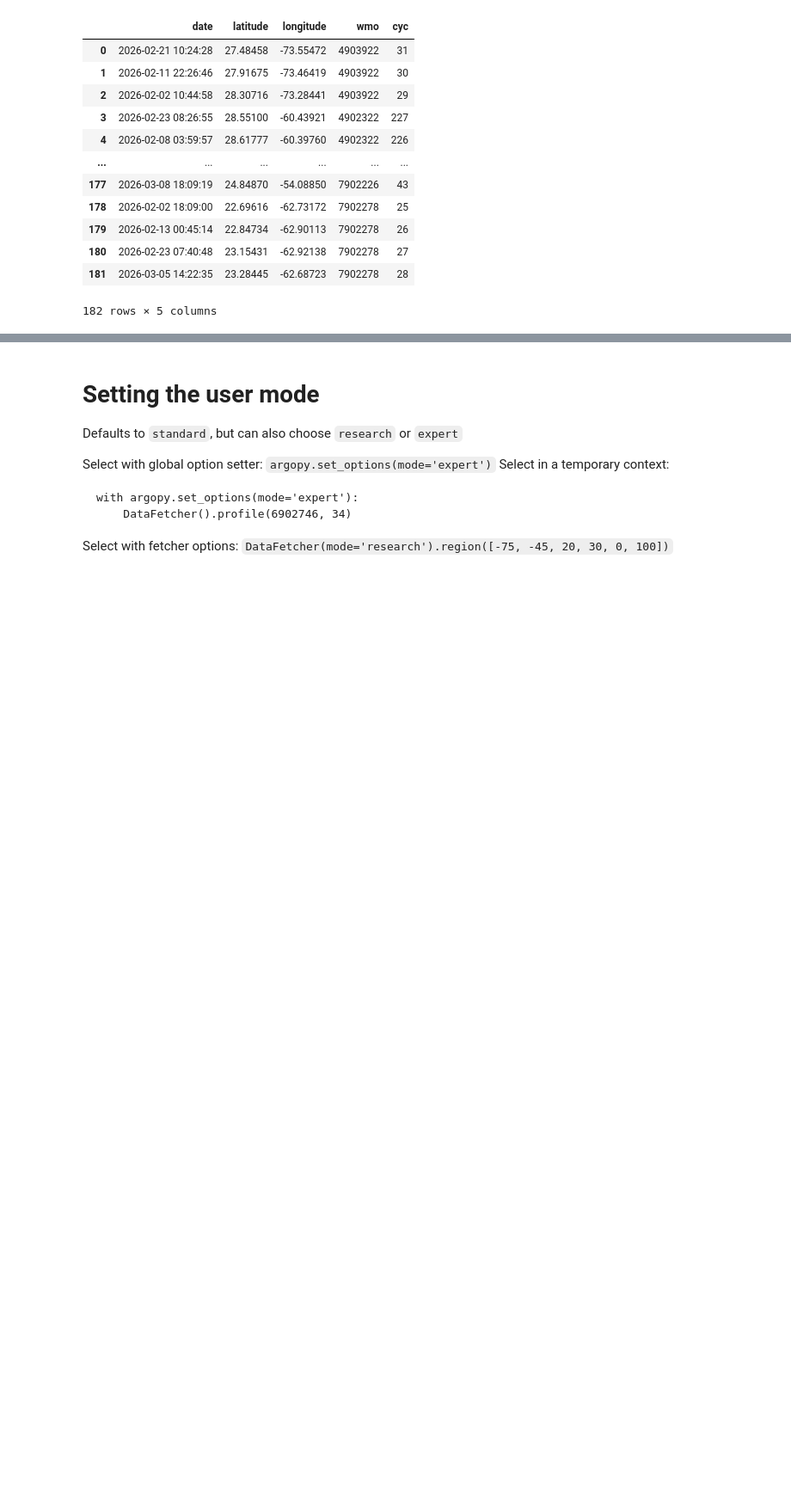
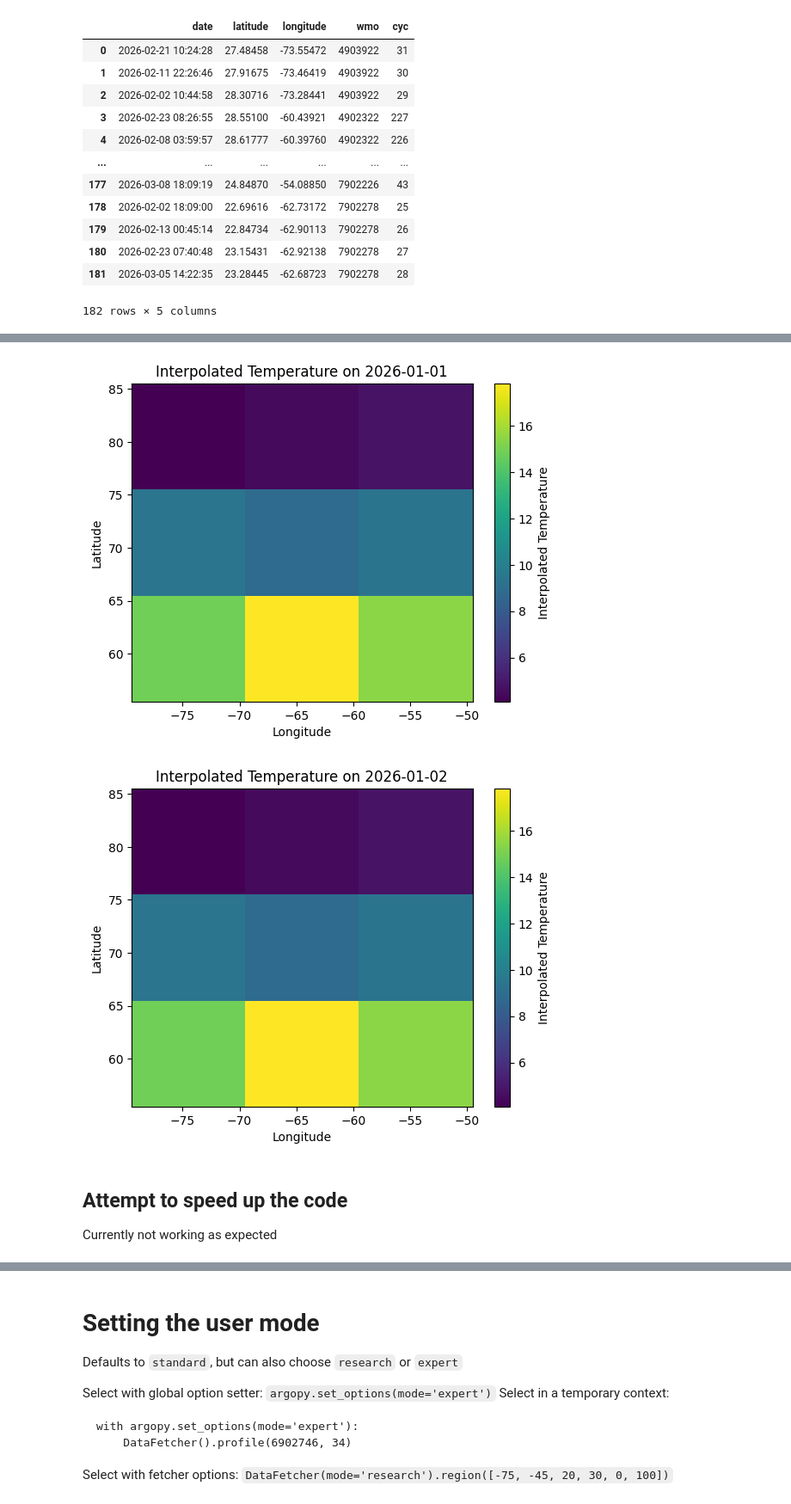
Before and after one commit to alan-turing-institute/ice-station-zebra, a Jupyter notebook: notebooks/ARGO_data.ipynb, the cells around one changed output, grey strips where cells are left out. Shown at 86% size. Cells and saved outputs as stored; diff of their text form; code cells hidden in the pictures; blank space fills up the shorter version.

```diff
--- a/notebooks/ARGO_data.ipynb
+++ b/notebooks/ARGO_data.ipynb
@@ -99,0 +197,48 @@ fetcher.index
+# %%
+for t_idx, date in enumerate(times):
+    sigma = 200
+
+    for lat_idx, lat in enumerate(lats):
+        for lon_idx, lon in enumerate(lons):
+            # logging.info(f"Processing grid cell at lat: {lat}, lon: {lon}")
+            t_weighted, sum_weights = 0, 0
+            for row in df.itertuples():
+
+                obs_lat = row.LATITUDE
+                obs_lon = row.LONGITUDE
+                obs_temp = row.TEMP
+
+                from haversine import Unit, haversine
+
+                obs_point = (obs_lat, obs_lon)  # shape: (n_obs, 2)
+                grid_point = (lat, lon)  # shape: (n_lat*n_lon, 2)
+
+                # Pairwise distances in km: shape (n_obs, n_lat*n_lon)
+                distance_km = haversine(
+                    obs_point,
+                    grid_point,
+                    unit=Unit.KILOMETERS,
+                    )
+                distance2 = distance_km ** 2# calculate the weighted distcance
+                weight = np.exp(-0.5 * distance2 / sigma**2)
+                t_weighted += weight * row.TEMP
+                sum_weights += weight
+            # print (f"weights: {weight}  sum_weights: {sum_weights}, t_weighted: {t_weighted}")
+            temp_data[t_idx, lat_idx, lon_idx] = t_weighted / sum_weights
+
+# print(f"temp_data: {temp_data}")
+# %%
+# plot the grid data for each day separately
+for t_idx, date in enumerate(times):
+    plt.figure()
+    plt.pcolormesh(lons, lats, temp_data[t_idx], shading='auto', cmap='viridis')
+    plt.colorbar(label='Interpolated Temperature')
+    plt.xlabel('Longitude')
+    plt.ylabel('Latitude')
+    plt.title(f'Interpolated Temperature on {date.strftime("%Y-%m-%d")}')
+# %% [output]
+[figure, added]
+[figure, added]
+# %% [markdown]
+## Attempt to speed up the code
+Currently not working as expected
```
Also changed, not shown: parts of 12 cells of this notebook, 3 other files.
